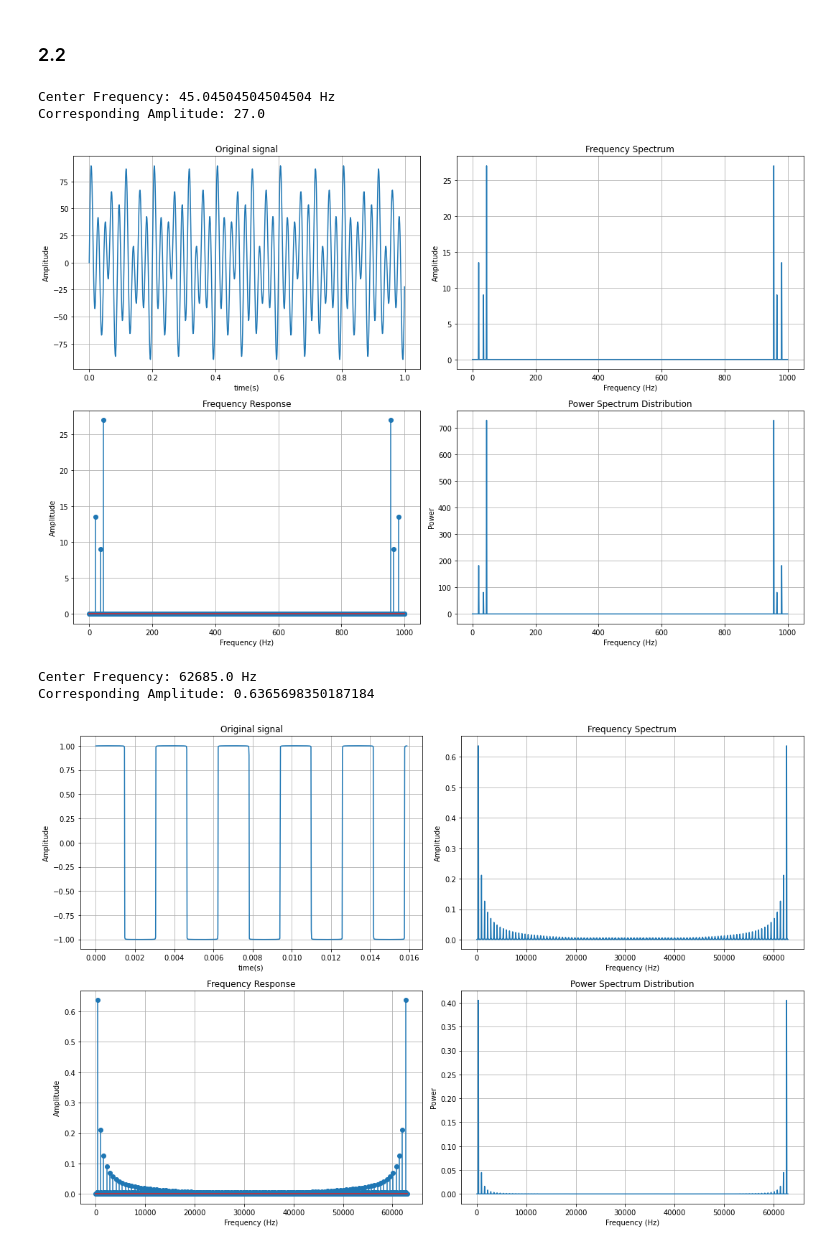
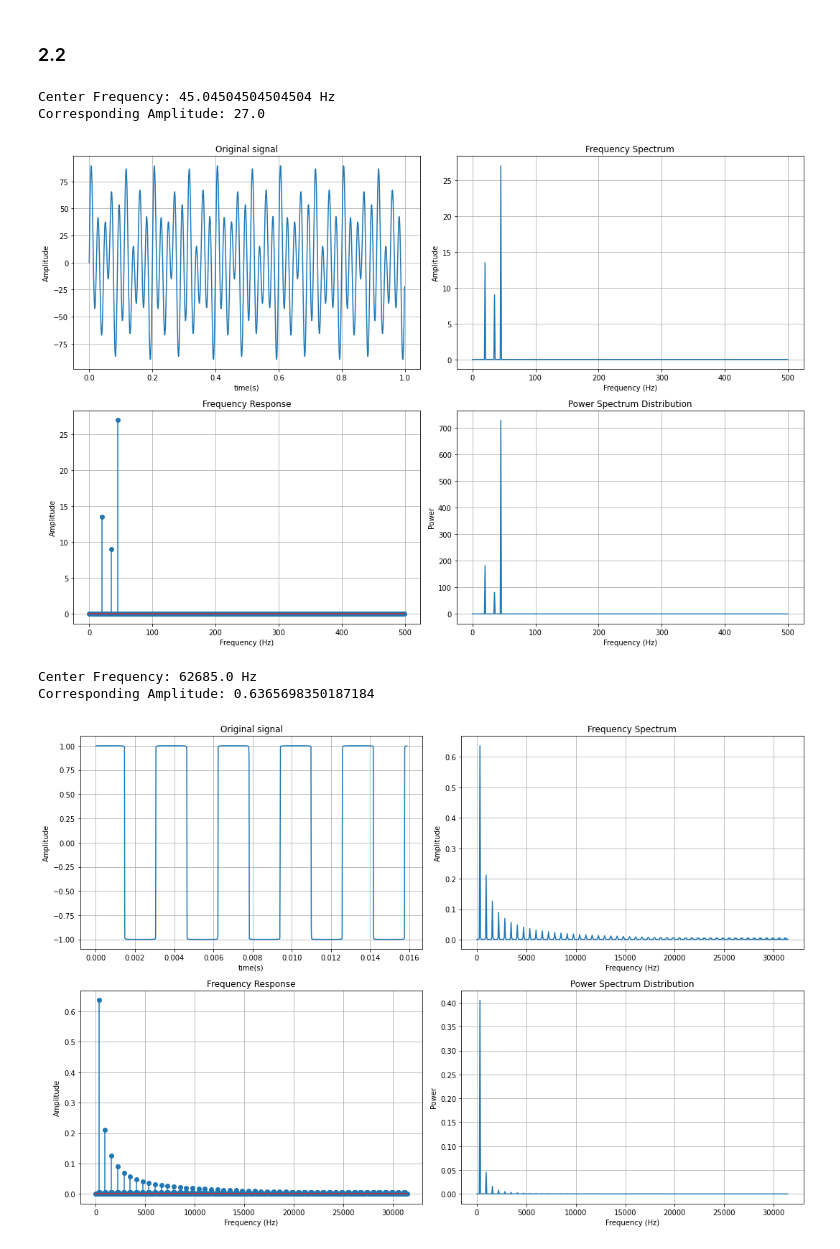
Before and after one commit to lamld203844/biosignal-processing, a Jupyter notebook: midterm-LuuDucLam-20203844.ipynb, the cells around one changed output. Cells and saved outputs as stored; diff of their text form; code cells hidden in the pictures.

Commit message:
Divide in plot DFT

```diff
--- a/midterm-LuuDucLam-20203844.ipynb
+++ b/midterm-LuuDucLam-20203844.ipynb
@@ -148,11 +148,19 @@ y = [N * np.sin(2*np.pi * 20*t_step) + 2/3*N * np.sin(2*np.pi * 35*t_step) + 2*N
 
 # DFT transform function
 def _dft(signal):
-    """
-    Function to calculate the
-    discrete Fourier Transform
-    of a 1D real-valued signal signal
-    """
+    # ## Version 1
+    # N = len(signal)
+    # output_sequence = np.zeros(N, dtype=complex)  # Initialize an array to store the output sequence
+
+    # for k in range(N):
+    #     sum_val = 0
+    #     for n in range(N):
+    #         angle = 2 * np.pi * k * n / N
+    #         sum_val += signal[n] * np.exp(-1j * angle)  # Compute the complex exponential part
+    #     output_sequence[k] = sum_val
+
+    # return output_sequence
+
     N = len(signal)
 
     # complex part
@@ -174,6 +182,9 @@ freqs = [k / (t[-1] - t[0]) for k in range(len(y_dft))]
 # Compute magnitude spectrum
 magnitude = [abs(x) / len(t) for x in y_dft]
 
+# divide spectrum
+d = int(len(magnitude) / 2)
+
 # Plotting
 fig, axes = plt.subplots(1, 2, figsize=(20, 6))
 
@@ -184,7 +195,7 @@ axes[0].set_xlabel('time(s)')
 axes[0].set_ylabel('Amplitude')
 axes[0].grid(True)
 
-axes[1].plot(freqs, magnitude)
+axes[1].plot(freqs[:d], magnitude[:d])
 axes[1].set_title('Frequency Spectrum')
 axes[1].set_xlabel('Frequency (Hz)')
 axes[1].set_ylabel('Amplitude')
@@ -236,6 +247,9 @@ def dft_and_plot(in_signal, time_array=time,  A=None):
     center_frequency = abs(freqs[max_obs_range_index])
     max_amplitude = magnitude[max_obs_range_index]
 
+    # divide spectrum
+    di = int(len(magnitude)/2)
+
     # Print center frequency and corresponding amplitude
     print("Center Frequency:", center_frequency, "Hz")
     print("Corresponding Amplitude:", max_amplitude)
@@ -251,49 +265,49 @@ def dft_and_plot(in_signal, time_array=time,  A=None):
     axes[0, 0].grid(True)
 
     # full range spectrum
-    axes[0, 1].plot(freqs, magnitude)
+    axes[0, 1].plot(freqs[:di], magnitude[:di])
     axes[0, 1].set_title('Frequency Spectrum')
     axes[0, 1].set_xlabel('Frequency (Hz)')
     axes[0, 1].set_ylabel('Amplitude')
     axes[0, 1].grid(True)
 
     # Plot the frequency response
-    axes[1, 0].stem(freqs, magnitude, use_line_collection=True)
+    axes[1, 0].stem(freqs[:di], magnitude[:di], use_line_collection=True)
     axes[1, 0].set_title('Frequency Response')
     axes[1, 0].set_xlabel('Frequency (Hz)')
     axes[1, 0].set_ylabel('Amplitude')
     axes[1, 0].grid(True)
 
     # Plot the power spectrum distribution
     power_spectrum = [a ** 2 for a in magnitude]
-    axes[1, 1].plot(freqs, power_spectrum)
+    axes[1, 1].plot(freqs[:di], power_spectrum[:di])
     axes[1, 1].set_title('Power Spectrum Distribution')
     axes[1, 1].set_xlabel('Frequency (Hz)')
     axes[1, 1].set_ylabel('Power')
     axes[1, 1].grid(True)
 
     plt.tight_layout()
     plt.show()
 
 
 # t = time
 t = [i / 1000 for i in range(1000)]  # 1000 points from 0 to 1 second
 # our signal: y= N\sin(2\pi20t) + 2/3N\sin(2\pi35t)+2N\sin(2\pi45t)
 N = 27
 y = [N * np.sin(2*np.pi * 20*t_step) + 2/3*N * np.sin(2*np.pi * 35*t_step) + 2*N * np.sin(2*np.pi * 45*t_step) for t_step in t]
 
 dft_and_plot(y, t)
 # %% [output]
 Center Frequency: 45.04504504504504 Hz
 Corresponding Amplitude: 27.0
-[figure, old version]
+[figure, new version]
 # %%
 square_wave1000, _ = square_wave()
 dft_and_plot(square_wave1000)
 # %% [output]
 Center Frequency: 62685.0 Hz
 Corresponding Amplitude: 0.6365698350187184
-[figure, old version]
+[figure, new version]
 # %%
 triangle_wave1000, _ = triangle_wave()
 dft_and_plot(triangle_wave1000)
```
Also changed, not shown: parts of 3 cells of this notebook.
